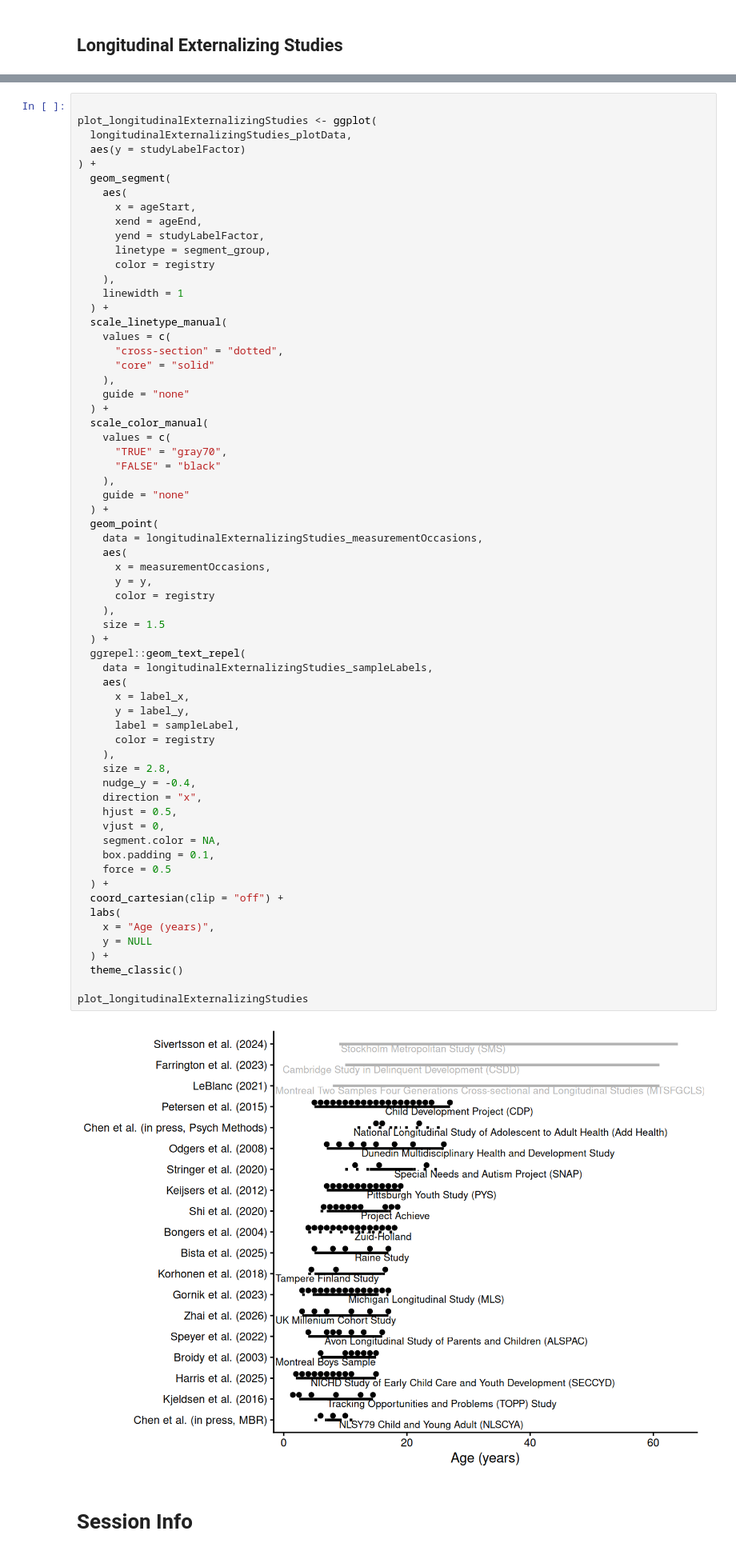
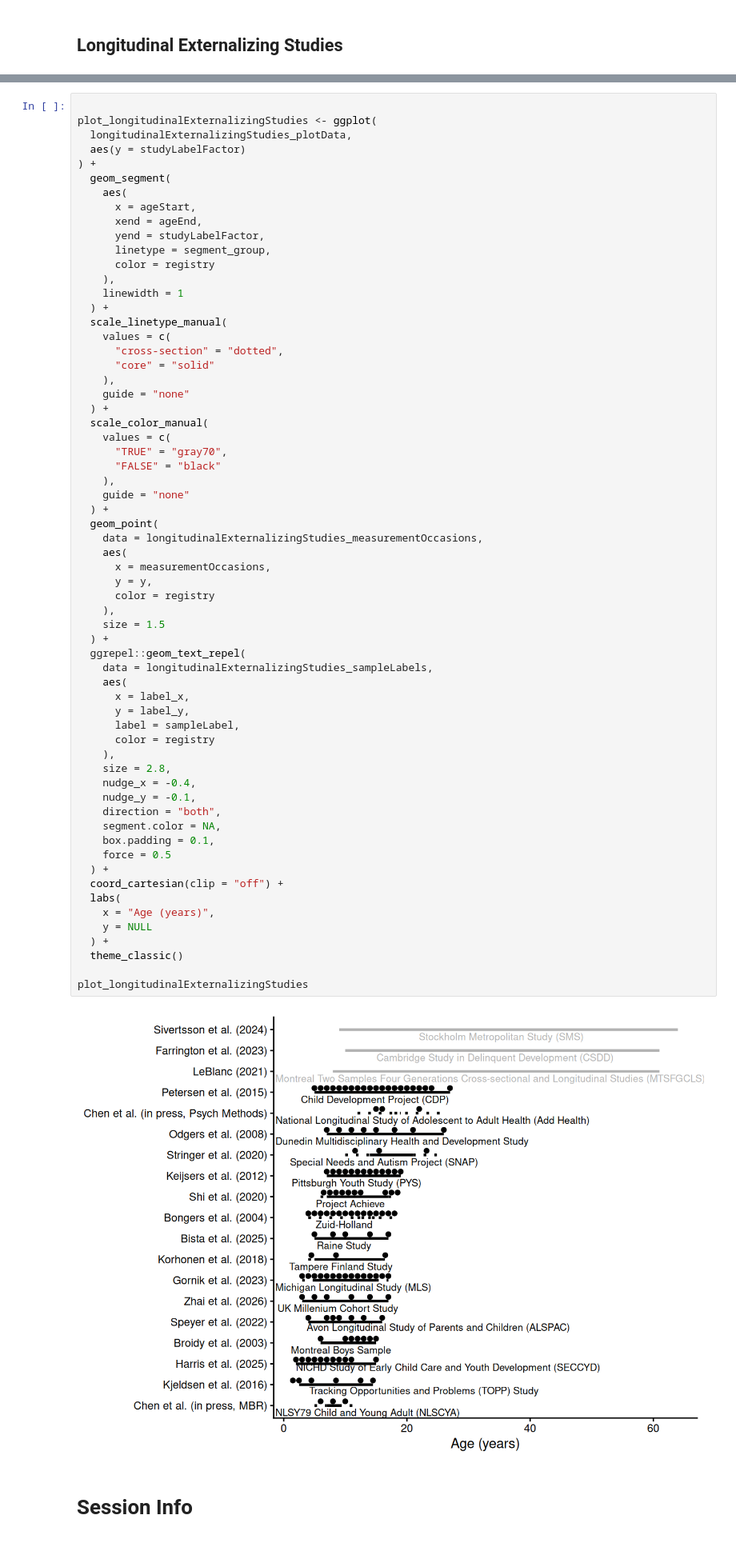
Before and after one commit to DevPsyLab/studying-psychopathology-development-lifespan, a Jupyter notebook: notebooks/analyses.out.ipynb, the cells around one changed output, grey strips where cells are left out. Shown at 80% size. Drawn from its saved outputs; the diff is of its cells as text.

```diff
--- a/notebooks/analyses.out.ipynb
+++ b/notebooks/analyses.out.ipynb
@@ -307,38 +307,37 @@ plot_longitudinalExternalizingStudies <- ggplot(
     data = longitudinalExternalizingStudies_measurementOccasions,
     aes(
       x = measurementOccasions,
       y = y,
       color = registry
     ),
     size = 1.5
   ) +
   ggrepel::geom_text_repel(
     data = longitudinalExternalizingStudies_sampleLabels,
     aes(
       x = label_x,
       y = label_y,
       label = sampleLabel,
       color = registry
     ),
     size = 2.8,
-    nudge_y = -0.4,
-    direction = "x",
-    hjust = 0.5,
-    vjust = 0,
+    nudge_x = -0.4,
+    nudge_y = -0.1,
+    direction = "both",
     segment.color = NA,
     box.padding = 0.1,
     force = 0.5
   ) +
   coord_cartesian(clip = "off") +
   labs(
     x = "Age (years)",
     y = NULL
   ) +
   theme_classic()
 
 plot_longitudinalExternalizingStudies
 # %% [output]
-[figure, old version]
+[figure, new version]
 # %% [markdown]
 # Session Info
 # %%
```
Also changed, not shown: 10 other files.
